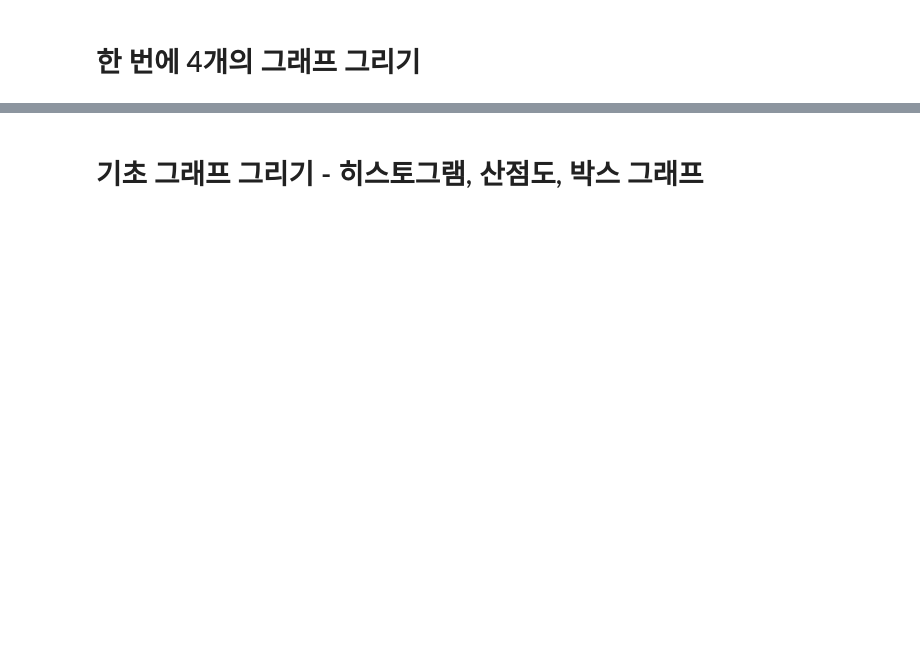
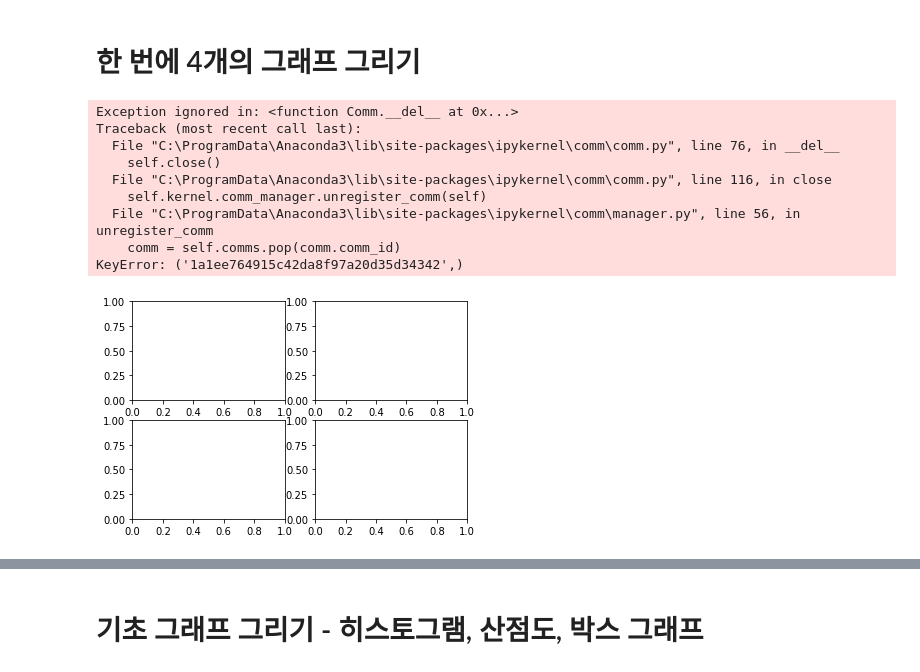
Before and after one commit to diligejy/PythonData, a Jupyter notebook: doit_pandas/notebook/04_practice.ipynb, the cells around one changed output, grey strips where cells are left out. Saved outputs shown, nothing was run; the diff lists cells and outputs as text; code cells hidden in the pictures; blank space fills up the shorter version.

```diff
--- a/doit_pandas/notebook/04_practice.ipynb
+++ b/doit_pandas/notebook/04_practice.ipynb
@@ -6,0 +53,17 @@
+# %%
+fig = plt.figure()
+axes1 = fig.add_subplot(2, 2, 1)
+axes2 = fig.add_subplot(2, 2, 2)
+axes3 = fig.add_subplot(2, 2, 3)
+axes4 = fig.add_subplot(2, 2, 4)
+# %% [output]
+Exception ignored in: <function Comm.__del__ at 0x...>
+Traceback (most recent call last):
+  File "C:\ProgramData\Anaconda3\lib\site-packages\ipykernel\comm\comm.py", line 76, in __del__
+    self.close()
+  File "C:\ProgramData\Anaconda3\lib\site-packages\ipykernel\comm\comm.py", line 116, in close
+    self.kernel.comm_manager.unregister_comm(self)
+  File "C:\ProgramData\Anaconda3\lib\site-packages\ipykernel\comm\manager.py", line 56, in unregister_comm
+    comm = self.comms.pop(comm.comm_id)
+KeyError: ('1a1ee764915c42da8f97a20d35d34342',)
+[figure, added]
```
Also changed, not shown: parts of 16 cells of this notebook.
